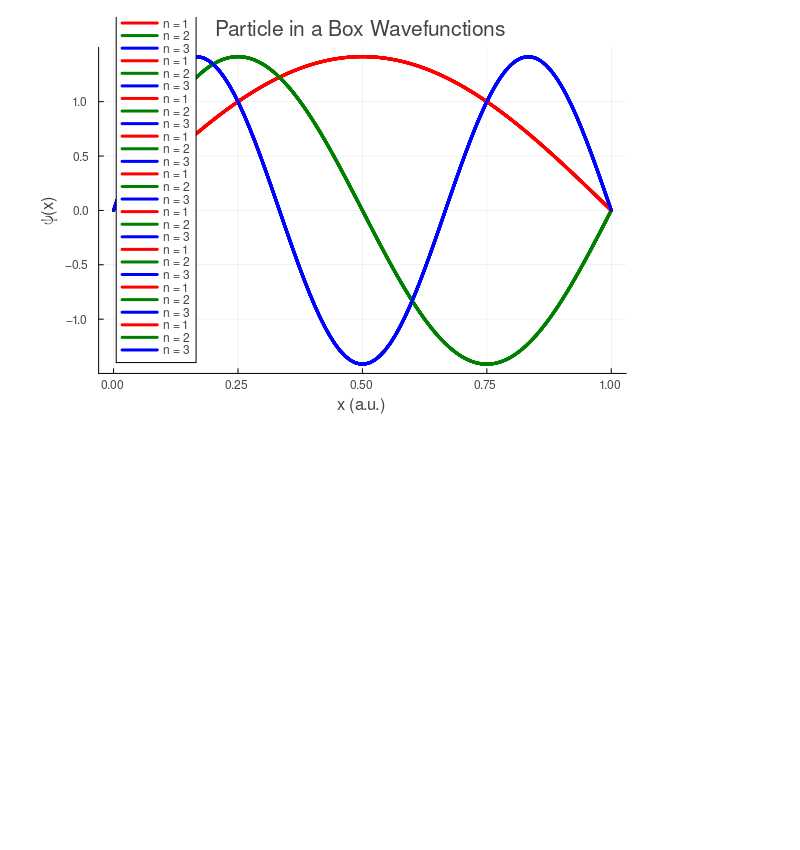
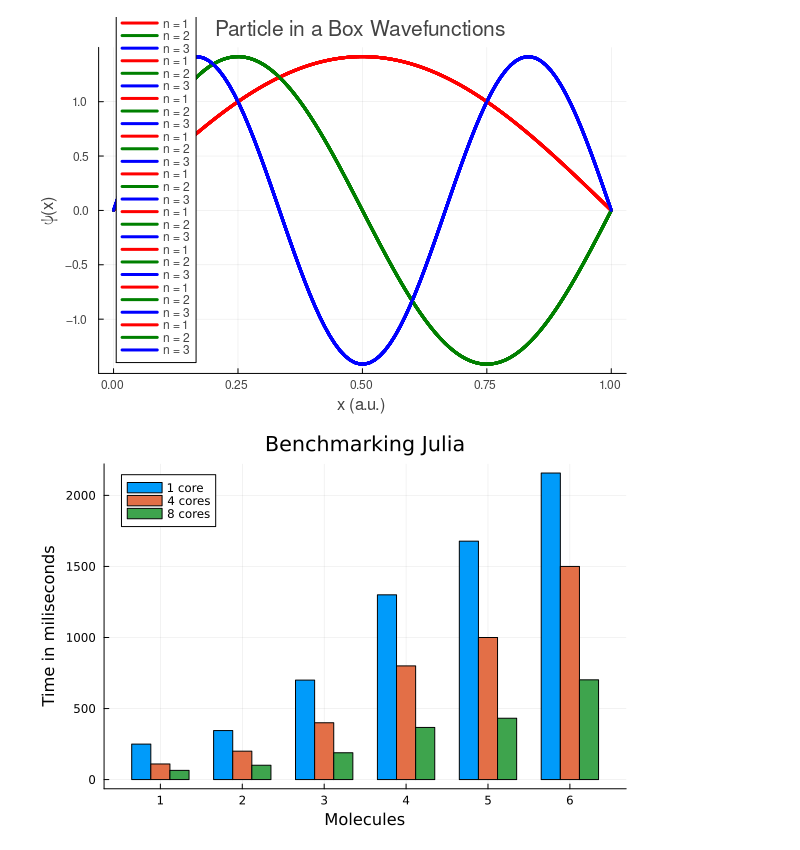
Before and after one commit to Leticia-maria/Introduction.jl, a Jupyter notebook: Classes/daytwo.ipynb, the cells around one changed output. Drawn from its saved outputs; the diff is of its cells as text; code cells hidden in the pictures; blank space fills up the shorter version.

```diff
--- a/Classes/daytwo.ipynb
+++ b/Classes/daytwo.ipynb
@@ -60,3 +60,28 @@ ylabel!("ψ(x)")
 ### show dynamic plots
 ### show dataframes
 ### show animations
+# %%
+using Plots
+using StatsPlots  # This includes the `groupedbar` function.
+
+# Set the GR backend.
+gr()
+
+# Define your data.
+names = ["1", "2", "3", "4", "5", "6"]
+group1 = [250, 345, 700, 1300, 1678, 2157]
+group2 = [110, 200, 400, 800, 1000, 1500]
+group3 = [65, 101, 189, 367, 432, 702]
+
+# Create the grouped bar plot.
+groupedbar(names, [group1 group2 group3],
+           bar_position = :dodge,
+           bar_width=0.7,
+           xlabel = "Molecules",
+           ylabel = "Time in miliseconds",
+           label = ["1 core" "4 cores" "8 cores"],
+           title = "Benchmarking Julia (parallelization)",
+           legend = :topleft,
+           fontfamily="Helvetica")
+# %% [output]
+[figure, added]
```
Also changed, not shown: 1 other file.
